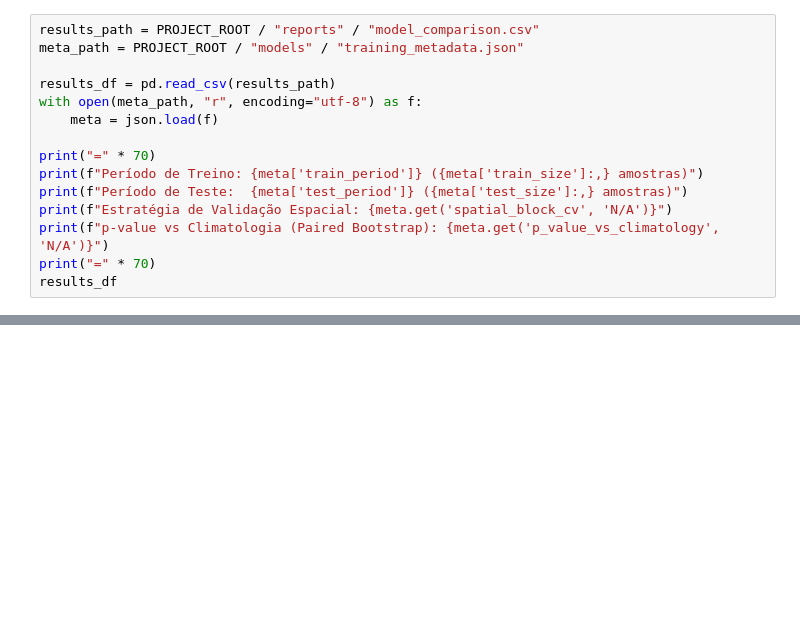
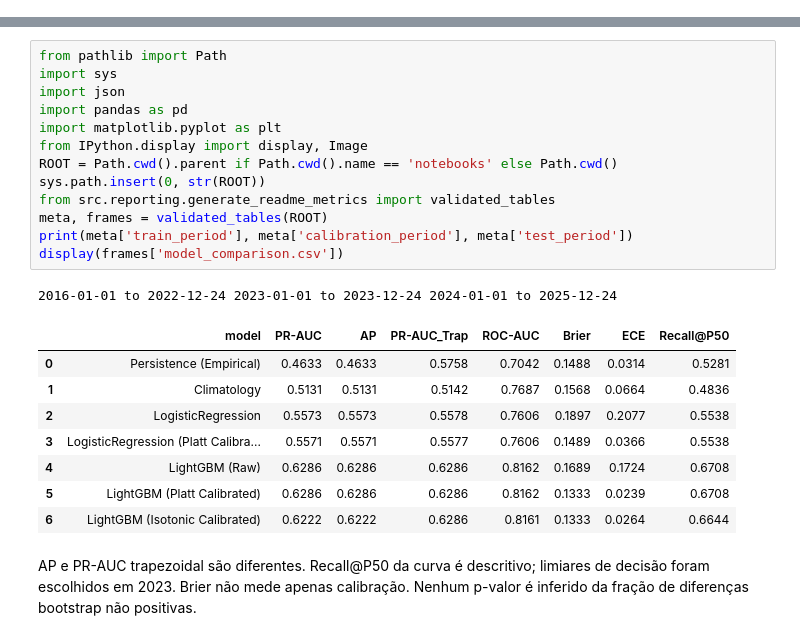
Before and after one commit to EduardoTostesC/brazil-wildfire-risk-forecast, a Jupyter notebook: notebooks/02_modeling.ipynb, the cells around one changed output, grey strips where cells are left out. Cells and saved outputs as stored; diff of their text form; blank space fills up the shorter version.

```diff
--- a/notebooks/02_modeling.ipynb
+++ b/notebooks/02_modeling.ipynb
@@ -34,15 +0,0 @@ Carregamos as métricas calculadas na execução do pipeline em `reports/model_c
-# %%
-results_path = PROJECT_ROOT / "reports" / "model_comparison.csv"
-meta_path = PROJECT_ROOT / "models" / "training_metadata.json"
-
-results_df = pd.read_csv(results_path)
-with open(meta_path, "r", encoding="utf-8") as f:
-    meta = json.load(f)
-
-print("=" * 70)
-print(f"Período de Treino: {meta['train_period']} ({meta['train_size']:,} amostras)")
-print(f"Período de Teste:  {meta['test_period']} ({meta['test_size']:,} amostras)")
-print(f"Estratégia de Validação Espacial: {meta.get('spatial_block_cv', 'N/A')}")
-print(f"p-value vs Climatologia (Paired Bootstrap): {meta.get('p_value_vs_climatology', 'N/A')}")
-print("=" * 70)
-results_df
@@ -288,0 +5,25 @@ Tabela Comparativa Geral (Baselines, Regressão, LSTM e LightGBM):
+# %%
+from pathlib import Path
+import sys
+import json
+import pandas as pd
+import matplotlib.pyplot as plt
+from IPython.display import display, Image
+ROOT = Path.cwd().parent if Path.cwd().name == 'notebooks' else Path.cwd()
+sys.path.insert(0, str(ROOT))
+from src.reporting.generate_readme_metrics import validated_tables
+meta, frames = validated_tables(ROOT)
+print(meta['train_period'], meta['calibration_period'], meta['test_period'])
+display(frames['model_comparison.csv'])
+# %% [output]
+2016-01-01 to 2022-12-24 2023-01-01 to 2023-12-24 2024-01-01 to 2025-12-24
+|  | model | PR-AUC | AP | PR-AUC_Trap | ROC-AUC | Brier | ECE | Recall@P50 |
+| 0 | Persistence (Empirical) | 0.4633 | 0.4633 | 0.5758 | 0.7042 | 0.1488 | 0.0314 | 0.5281 |
+| 1 | Climatology | 0.5131 | 0.5131 | 0.5142 | 0.7687 | 0.1568 | 0.0664 | 0.4836 |
+| 2 | LogisticRegression | 0.5573 | 0.5573 | 0.5578 | 0.7606 | 0.1897 | 0.2077 | 0.5538 |
+| 3 | LogisticRegression (Platt Calibra... | 0.5571 | 0.5571 | 0.5577 | 0.7606 | 0.1489 | 0.0366 | 0.5538 |
+| 4 | LightGBM (Raw) | 0.6286 | 0.6286 | 0.6286 | 0.8162 | 0.1689 | 0.1724 | 0.6708 |
+| 5 | LightGBM (Platt Calibrated) | 0.6286 | 0.6286 | 0.6286 | 0.8162 | 0.1333 | 0.0239 | 0.6708 |
+| 6 | LightGBM (Isotonic Calibrated) | 0.6222 | 0.6222 | 0.6286 | 0.8161 | 0.1333 | 0.0264 | 0.6644 |
+# %% [markdown]
+AP e PR-AUC trapezoidal são diferentes. Recall@P50 da curva é descritivo; limiares de decisão foram escolhidos em 2023. Brier não mede apenas calibração. Nenhum p-valor é inferido da fração de diferenças bootstrap não positivas.
```
Also changed, not shown: parts of 29 cells of this notebook, 47 other files.
